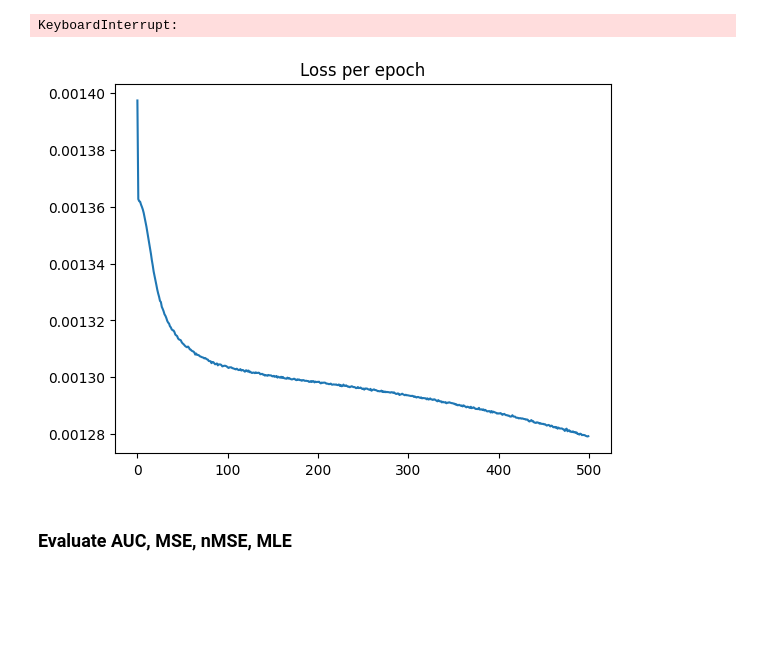
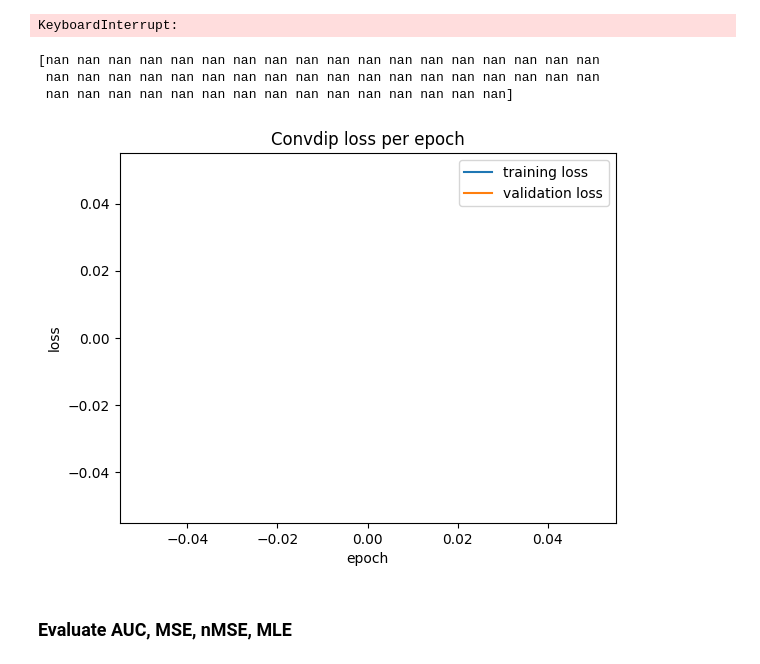
Before and after one commit to zbalkhy/esinet_MAE298, a Jupyter notebook: CNN_LSTM/workspace.ipynb, the cells around one changed output. Cells and saved outputs as stored; diff of their text form; code cells hidden in the pictures; blank space fills up the shorter version.

```diff
--- a/CNN_LSTM/workspace.ipynb
+++ b/CNN_LSTM/workspace.ipynb
@@ -280,12 +266,22 @@ Using device: cuda
 KeyboardInterrupt:
 # %%
 from matplotlib import pyplot as plt
-loss_values = np.load("/mnt/data/convdip/model/convdip_loss.npy")
-plt.title("Loss per epoch")
-plt.plot(np.array(loss_values))
+import numpy as np
+loss_values = np.load("/mnt/data/convdip/model/convdip_run3/convdip_contrastive_loss.npy")
+val_loss = np.load("/mnt/data/convdip/model/convdip_run3/convdip_contrastive_val_loss.npy")
+print(loss_values)
+plt.title("Convdip loss per epoch")
+plt.ylabel('loss')
+plt.xlabel('epoch')
+plt.plot(np.array(loss_values/70000))
+plt.plot(np.array(val_loss/15000))
+plt.legend(["training loss", "validation loss"])
 plt.show()
 # %% [output]
+[nan nan nan nan nan nan nan nan nan nan nan nan nan nan nan nan nan nan
+ nan nan nan nan nan nan nan nan nan nan nan nan nan nan nan nan nan nan
+ nan nan nan nan nan nan nan nan nan nan nan nan nan nan nan]
-[figure, old version]
+[figure, new version]
 # %% [markdown]
 ### Evaluate AUC, MSE, nMSE, MLE
 # %%
```
Also changed, not shown: parts of 4 cells of this notebook, 15 other files.
